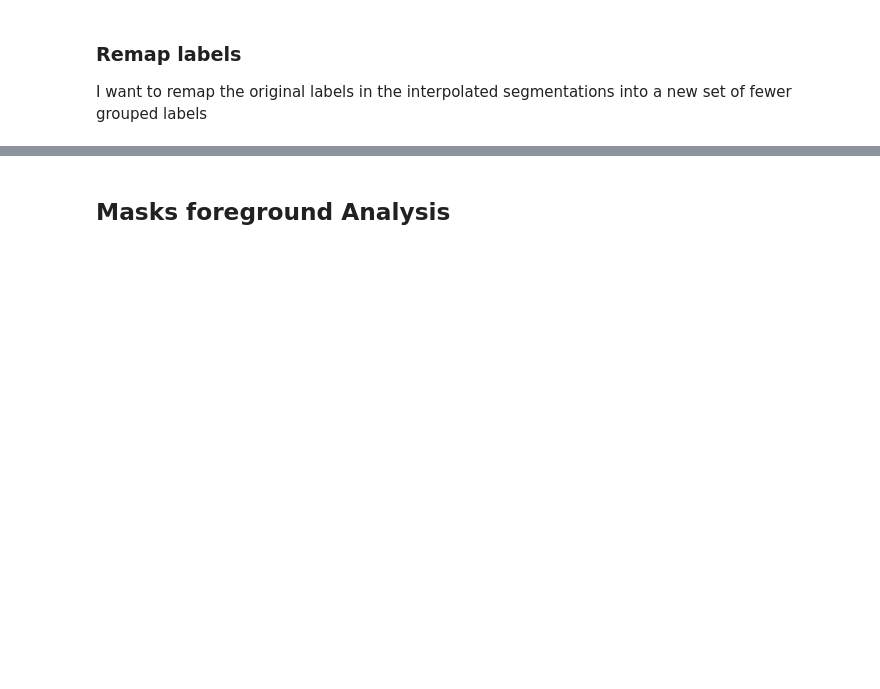
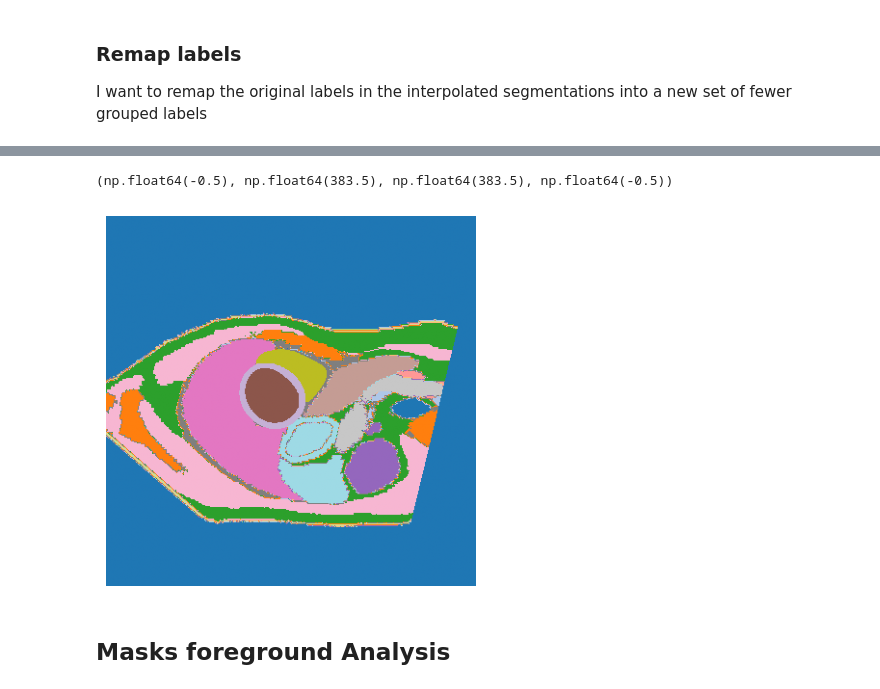
Before and after one commit to paolodc5/CMR_synthesis, a Jupyter notebook: mt_DIDC_analysis.ipynb, the cells around one changed output, grey strips where cells are left out. Cells and saved outputs as stored; diff of their text form; code cells hidden in the pictures; blank space fills up the shorter version.

```diff
--- a/mt_DIDC_analysis.ipynb
+++ b/mt_DIDC_analysis.ipynb
@@ -375,3 +395,19 @@ plt.imshow(one_hot_mask[:,:,0], cmap='gray')
+# %%
+# just a last step to ignore 0 values in fg_ready that would be remapped to the 0 index in the new mapping
+
+where_details = fg_ready > 0
+
+ex_seg_remapped[where_details] = fg_ready[where_details] # that is crucial
+
+plt.imshow(ex_seg_remapped, cmap='tab20')
+plt.axis('off')
+
+# we see there is the segmented heart and a bit of "unknown" around it,
+# which is expected since the foreground mask is not perfect and can be bigger than the original heart segmentation.
+# The rest of the segmentation is unchanged, as expected.
+# %% [output]
+(np.float64(-0.5), np.float64(383.5), np.float64(383.5), np.float64(-0.5))
+[figure, added]
 # %% [markdown]
 ## Masks foreground Analysis
 # %%
```
Also changed, not shown: parts of 28 cells of this notebook, 1 other file.
